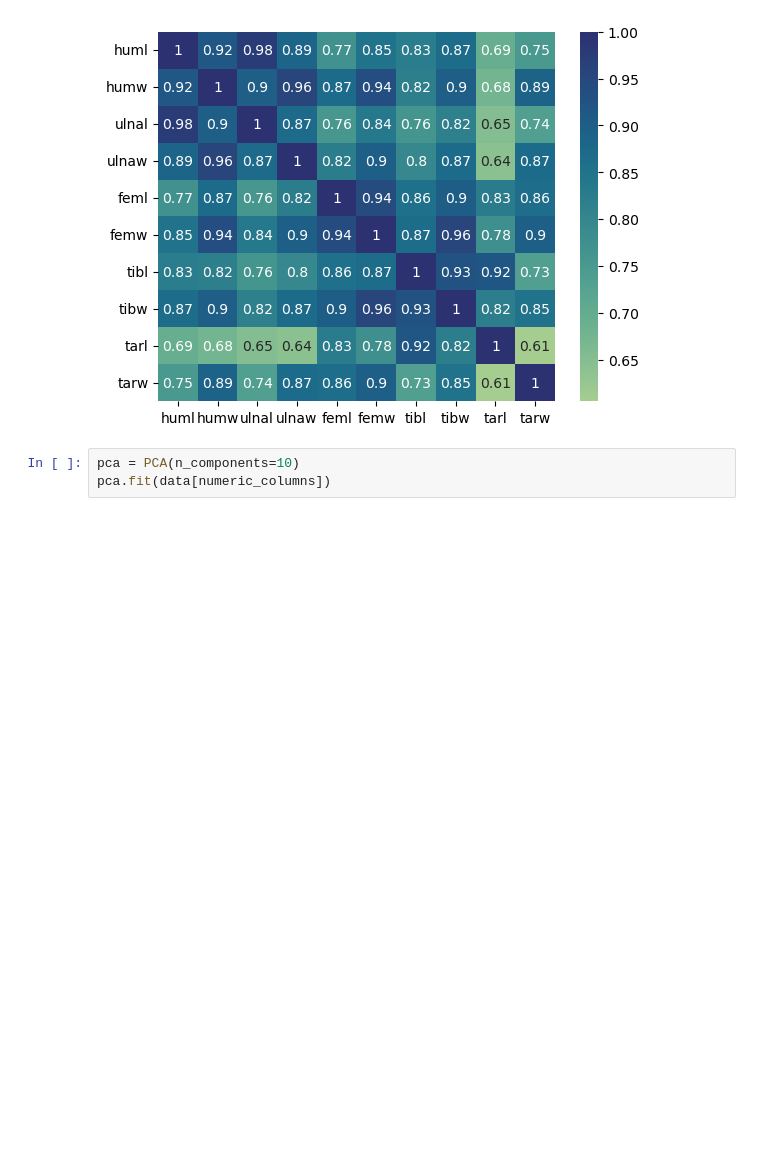
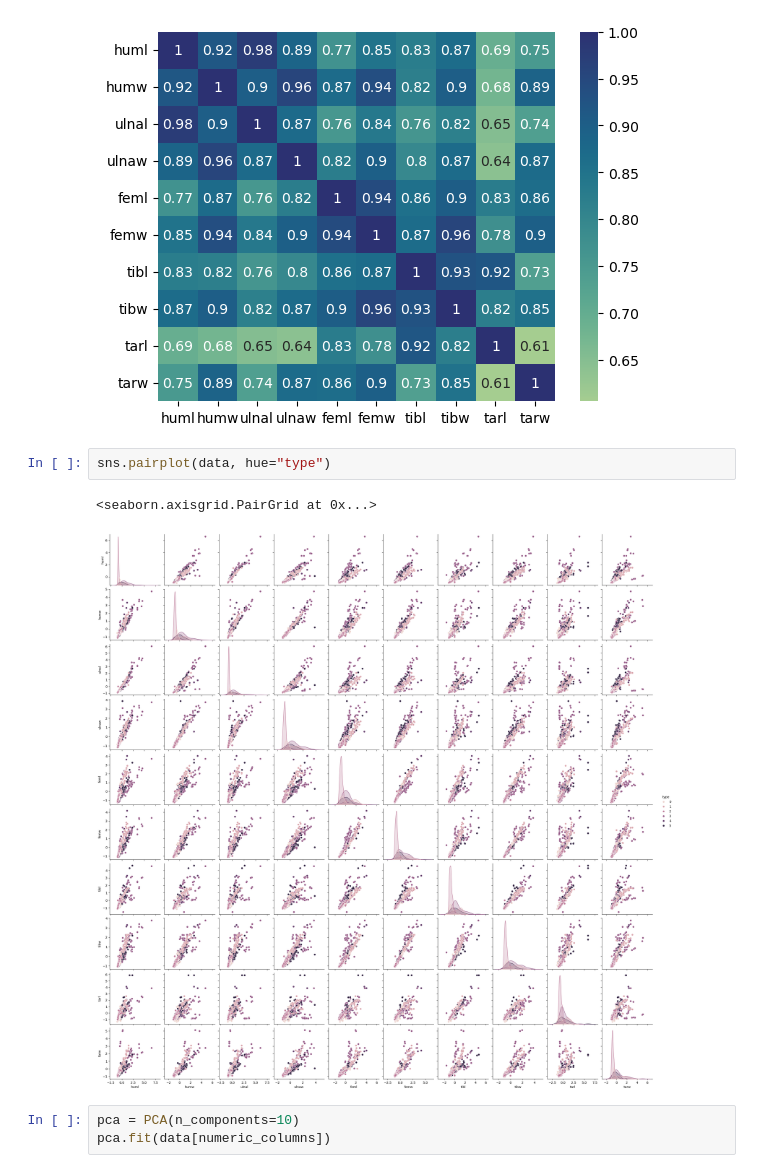
Before and after one commit to francois07/ift870-bird_bones, a Jupyter notebook: Groupe14_Projet.ipynb, the cells around one changed output. Drawn from its saved outputs; the diff is of its cells as text; blank space fills up the shorter version.

Commit message:
Add pairplot to data correlation analysis

```diff
--- a/Groupe14_Projet.ipynb
+++ b/Groupe14_Projet.ipynb
@@ -145,6 +145,11 @@ plt.plot()
 plt.show()
 # %% [output]
 [figure]
+# %%
+sns.pairplot(data, hue="type")
+# %% [output]
+<seaborn.axisgrid.PairGrid at 0x...>
+[figure, added]
 # %%
 pca = PCA(n_components=10)
 pca.fit(data[numeric_columns])
```
Also changed, not shown: 1 other file.
